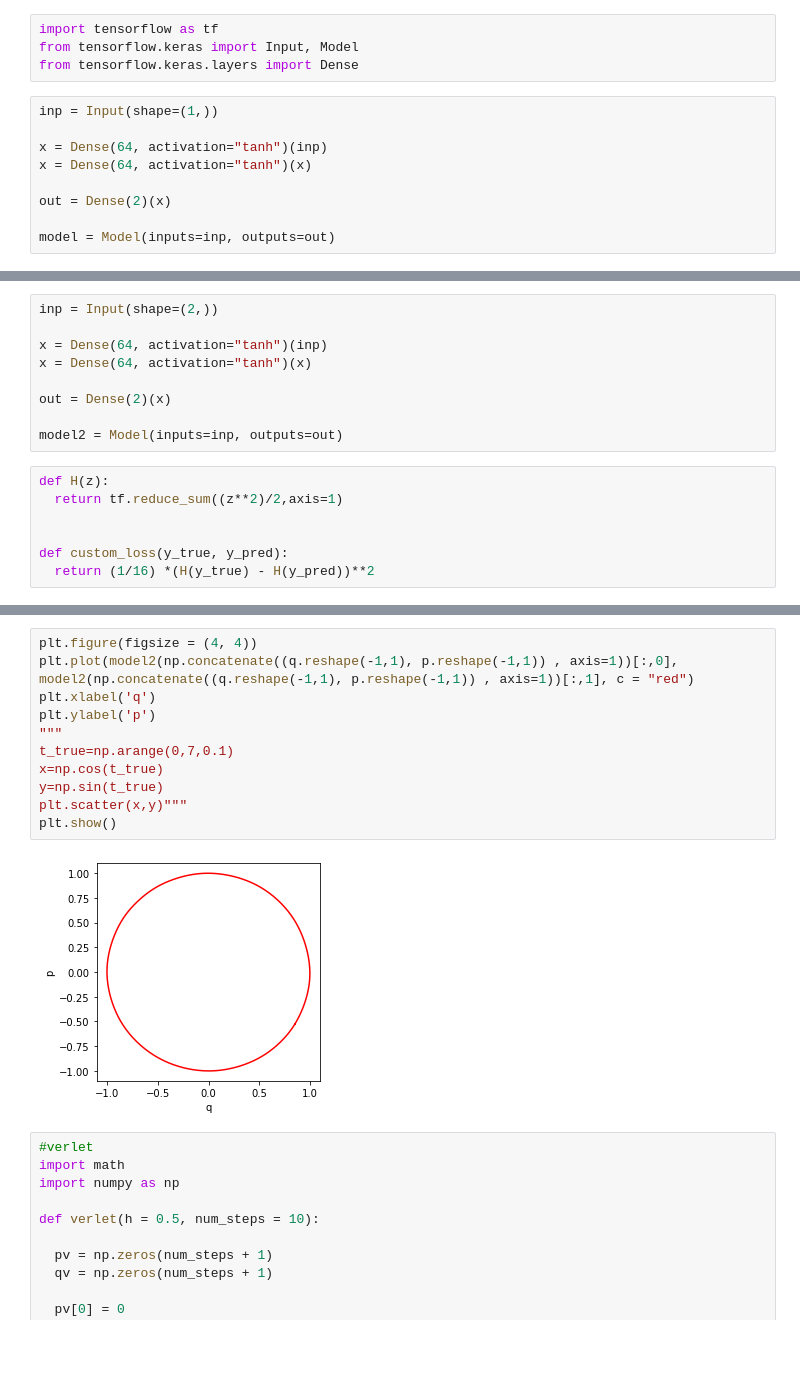
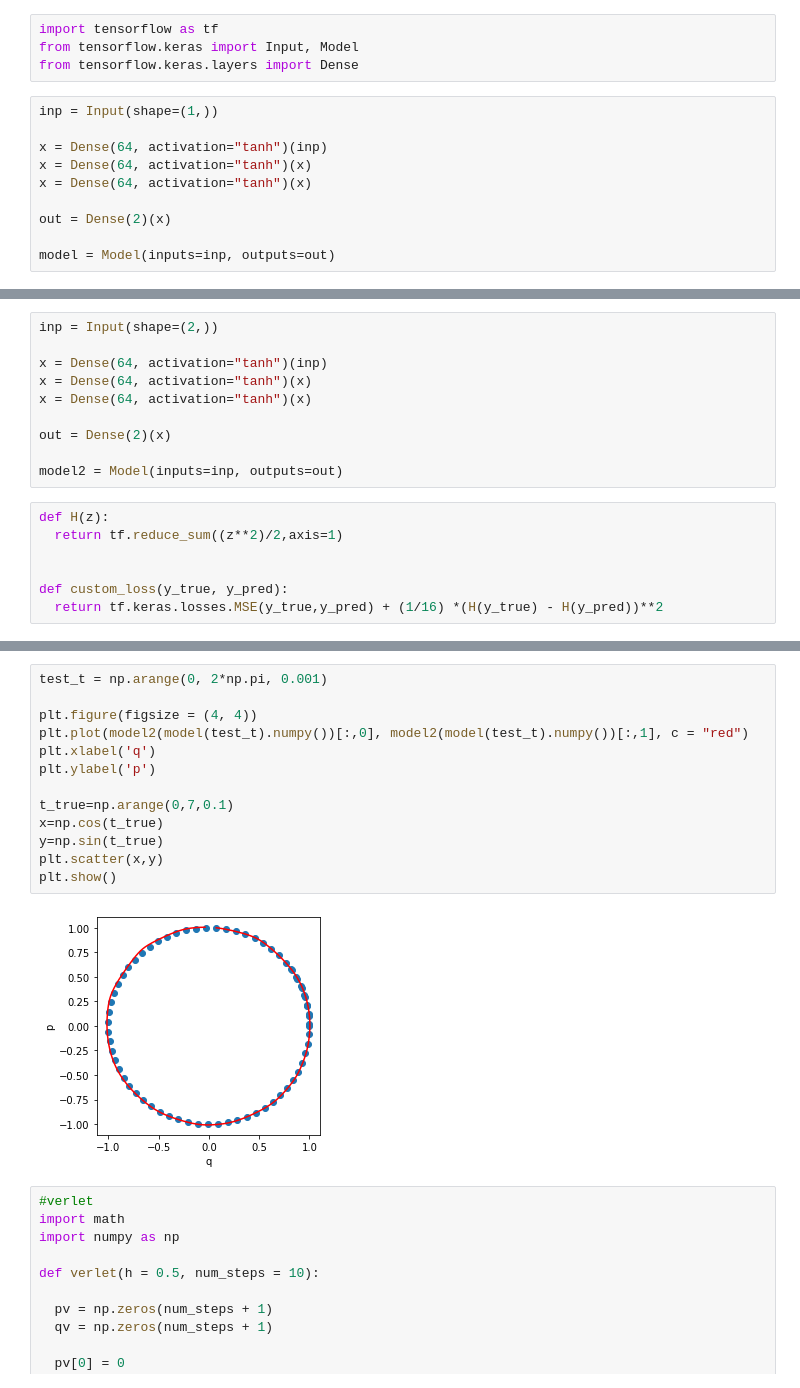
Before and after one commit to tayfununal/Normalizing-Flows, a Jupyter notebook: eulerverlet.ipynb, the cells around one changed output, grey strips where cells are left out. Saved outputs shown, nothing was run; the diff lists cells and outputs as text; blank space fills up the shorter version.

```diff
--- a/eulerverlet.ipynb
+++ b/eulerverlet.ipynb
@@ -65,6 +65,7 @@ inp = Input(shape=(1,))
 
 x = Dense(64, activation="tanh")(inp)
 x = Dense(64, activation="tanh")(x)
+x = Dense(64, activation="tanh")(x)
 
 out = Dense(2)(x)
 
@@ -137,6 +148,7 @@ inp = Input(shape=(2,))
 
 x = Dense(64, activation="tanh")(inp)
 x = Dense(64, activation="tanh")(x)
+x = Dense(64, activation="tanh")(x)
 
 out = Dense(2)(x)
 
@@ -147,4 +159,4 @@ def H(z):
 
 
 def custom_loss(y_true, y_pred):
-  return (1/16) *(H(y_true) - H(y_pred))**2
+  return tf.keras.losses.MSE(y_true,y_pred) + (1/16) *(H(y_true) - H(y_pred))**2
@@ -179,17 +186,19 @@ Epoch 200/200
 <keras.callbacks.History at 0x...>
 # %%
+test_t = np.arange(0, 2*np.pi, 0.001)
+
 plt.figure(figsize = (4, 4))
-plt.plot(model2(np.concatenate((q.reshape(-1,1), p.reshape(-1,1)) , axis=1))[:,0], model2(np.concatenate((q.reshape(-1,1), p.reshape(-1,1)) , axis=1))[:,1], c = "red")
+plt.plot(model2(model(test_t).numpy())[:,0], model2(model(test_t).numpy())[:,1], c = "red")
 plt.xlabel('q')
 plt.ylabel('p')
-"""
+
 t_true=np.arange(0,7,0.1)
 x=np.cos(t_true)
 y=np.sin(t_true)
-plt.scatter(x,y)"""
+plt.scatter(x,y)
 plt.show()
 # %% [output]
-[figure, old version]
+[figure, new version]
 # %%
 #verlet
 import math
```
Also changed, not shown: parts of 7 cells of this notebook.
